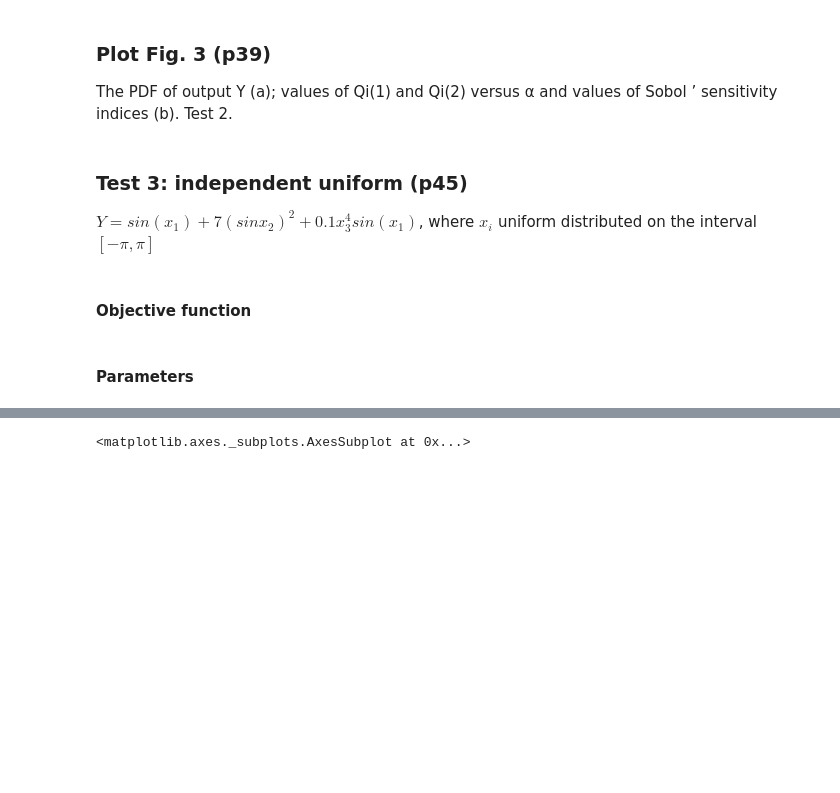
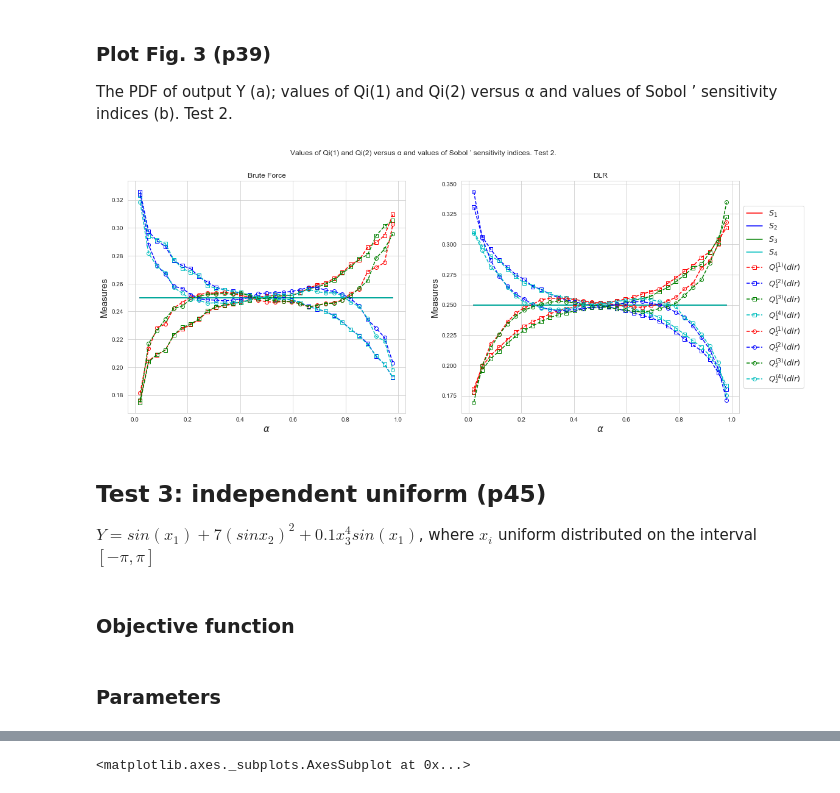
Before and after one commit to Yuleii/quantile-sensitivity-measures, a Jupyter notebook: quantile_based_global_sensitivity_measures.ipynb, the cells around one changed output, grey strips where cells are left out. Drawn from its saved outputs; the diff is of its cells as text; code cells hidden in the pictures; blank space fills up the shorter version.

```diff
--- a/quantile_based_global_sensitivity_measures.ipynb
+++ b/quantile_based_global_sensitivity_measures.ipynb
@@ -790,3 +767,6 @@ sns.kdeplot(Y2)
+# %%
+# N=3000
+bf_q_1_2, bf_q_2_2, bf_norm_q_1_2, bf_norm_q_2_2 = bf_mcs_quantile(objfun2, n_params_2, 0, 1, "Exponential",3000,)
 # %% [markdown]
 ### The DLR estimator
 # %%
@@ -800,8 +780,59 @@ sobol_2 = np.array([0.25, 0.25, 0.25, 0.25])
 
 # for plot convinence
 sobol_2 = np.tile(sobol_2 , (len(alp), 1))
+# %%
+fig, (ax1, ax2) = plt.subplots(1, 2,figsize=(18,7))
+fig.suptitle('Values of Qi(1) and Qi(2) versus α and values of Sobol ’ sensitivity indices. Test 2.')
+
+ax1.set_title('Brute Force')
+ax1.set_xlabel(r"$\alpha$", fontsize=15)
+ax1.set_ylabel("Measures", fontsize=15)
+
+ax1.plot(alp, sobol_2[:, 0], 'r-', label=r'$S_1$')
+ax1.plot(alp, sobol_2[:, 1], 'b-', label=r'$S_2$')
+ax1.plot(alp, sobol_2[:, 2], 'g-', label=r'$S_3$')
+ax1.plot(alp, sobol_2[:, 3], 'c-', label=r'$S_4$')
+
+ax1.plot(alp,  bf_norm_q_1_2[0], 'rs--', label=r'$Q_1^{(1)}$', markerfacecolor='none')
+ax1.plot(alp,  bf_norm_q_1_2[1], 'bs--', label=r'$Q_1^{(2)}$', markerfacecolor='none')
+ax1.plot(alp,  bf_norm_q_1_2[2], 'gs--', label=r'$Q_1^{(3)}$', markerfacecolor='none')
+ax1.plot(alp,  bf_norm_q_1_2[3], 'cs--', label=r'$Q_1^{(4)}$', markerfacecolor='none')
+
+ax1.plot(alp, bf_norm_q_2_2[0], 'ro--', label=r'$Q_2^{(1)}$', markerfacecolor='none')
+ax1.plot(alp, bf_norm_q_2_2[1], 'bo--', label=r'$Q_2^{(2)}$', markerfacecolor='none')
+ax1.plot(alp, bf_norm_q_2_2[2], 'go--', label=r'$Q_2^{(3)}$', markerfacecolor='none')
+ax1.plot(alp, bf_norm_q_2_2[3], 'co--', label=r'$Q_2^{(4)}$', markerfacecolor='none')
+
+
+ax2.set_title('DLR')
+
+ax2.plot(alp, sobol_2[:, 0], 'r-', label=r'$S_1$')
+ax2.plot(alp, sobol_2[:, 1], 'b-', label=r'$S_2$')
+ax2.plot(alp, sobol_2[:, 2], 'g-', label=r'$S_3$')
+ax2.plot(alp, sobol_2[:, 3], 'c-', label=r'$S_4$')
+
+
+ax2.plot(alp,  dlr_norm_q_1_2[:,0], 'rs--', label=r'$Q_1^{(1)}(dlr)$', markerfacecolor='none')
+ax2.plot(alp,  dlr_norm_q_1_2[:,1], 'bs--', label=r'$Q_1^{(2)}(dlr)$', markerfacecolor='none')
+ax2.plot(alp,  dlr_norm_q_1_2[:,2], 'gs--', label=r'$Q_1^{(3)}(dlr)$', markerfacecolor='none')
+ax2.plot(alp,  dlr_norm_q_1_2[:,3], 'cs--', label=r'$Q_1^{(4)}(dlr)$', markerfacecolor='none')
+
+ax2.plot(alp, dlr_norm_q_2_2[:,0], 'ro--', label=r'$Q_2^{(1)}(dlr)$', markerfacecolor='none')
+ax2.plot(alp, dlr_norm_q_2_2[:,1], 'bo--', label=r'$Q_2^{(2)}(dlr)$', markerfacecolor='none')
+ax2.plot(alp, dlr_norm_q_2_2[:,2], 'go--', label=r'$Q_2^{(3)}(dlr)$', markerfacecolor='none')
+ax2.plot(alp, dlr_norm_q_2_2[:,3], 'co--', label=r'$Q_2^{(4)}(dlr)$', markerfacecolor='none')
+
+# plt.xticks(np.arange(0, 1, 0.1))
+# plt.yticks(np.arange(0.05, 0.6, 0.05))
+plt.legend(loc='center left', bbox_to_anchor=(1, 0.5),fontsize=13)
+plt.xlabel(r"$\alpha$", fontsize=15)
+plt.ylabel("Measures", fontsize=15)
+
+plt.show()
+# %% [output]
+[figure, added]
 # %% [markdown]
-### Test 3:  independent uniform (p45)
+## Test 3:  independent uniform (p45)
 $Y=sin(x_1)+7(sin x_2)^2+0.1x_3^4sin(x_1)$, where $x_i$ uniform distributed on the interval$[-\pi,\pi]$
 # %% [markdown]
-#### Objective function
+### Objective function
@@ -813,4 +847,4 @@ def objfun3(x):
 # %% [markdown]
-#### Parameters
+### Parameters
 # %%
 # dimension of inputs
```
Also changed, not shown: parts of 59 cells of this notebook.
